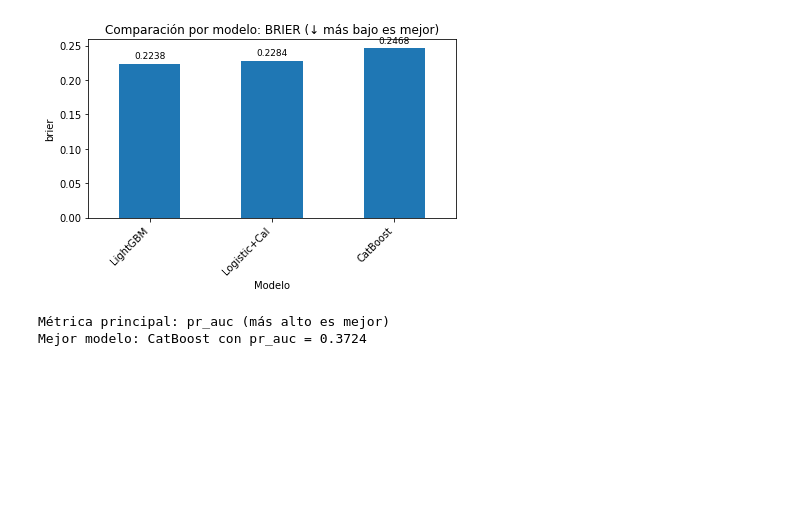
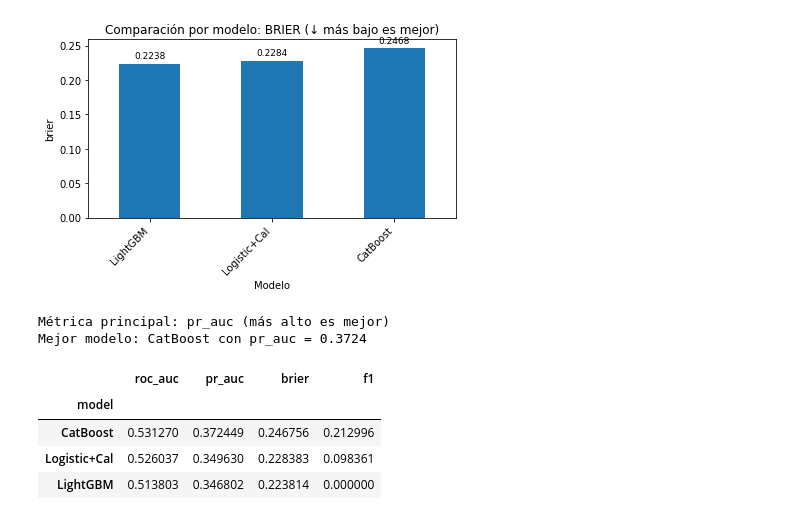
Before and after one commit to Riv2oo4/Proyecto2_DataScience, a Jupyter notebook: Tema8_OnlineRetail_Auto.ipynb, the cells around one changed output. Drawn from its saved outputs; the diff is of its cells as text; code cells hidden in the pictures; blank space fills up the shorter version.

Commit message:
Tabla por  metrica principal

```diff
--- a/Tema8_OnlineRetail_Auto.ipynb
+++ b/Tema8_OnlineRetail_Auto.ipynb
@@ -654,3 +654,12 @@ else:
 # %% [output]
 Métrica principal: pr_auc (más alto es mejor)
 Mejor modelo: CatBoost con pr_auc = 0.3724
+# %%
+if metric_priority:
+    display(res.sort_values(by=primary, ascending=False))
+# %% [output]
+|  | roc_auc | pr_auc | brier | f1 |
+| model |  |  |  |  |
+| CatBoost | 0.531270 | 0.372449 | 0.246756 | 0.212996 |
+| Logistic+Cal | 0.526037 | 0.349630 | 0.228383 | 0.098361 |
+| LightGBM | 0.513803 | 0.346802 | 0.223814 | 0.000000 |
```
